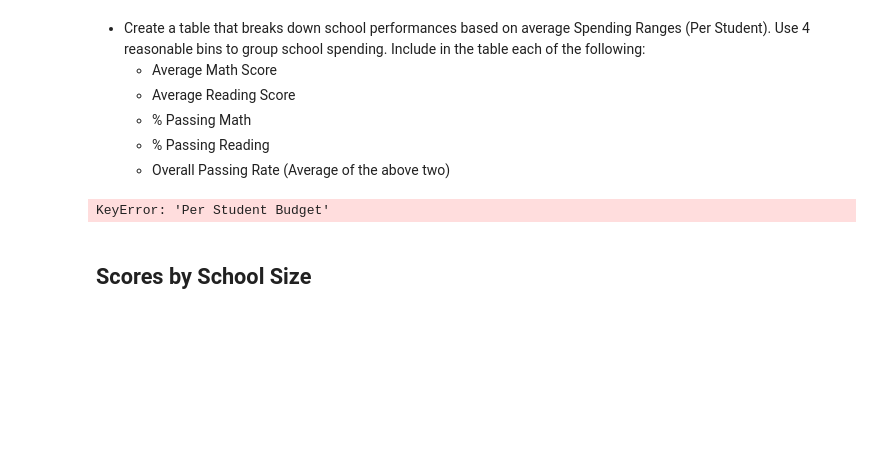
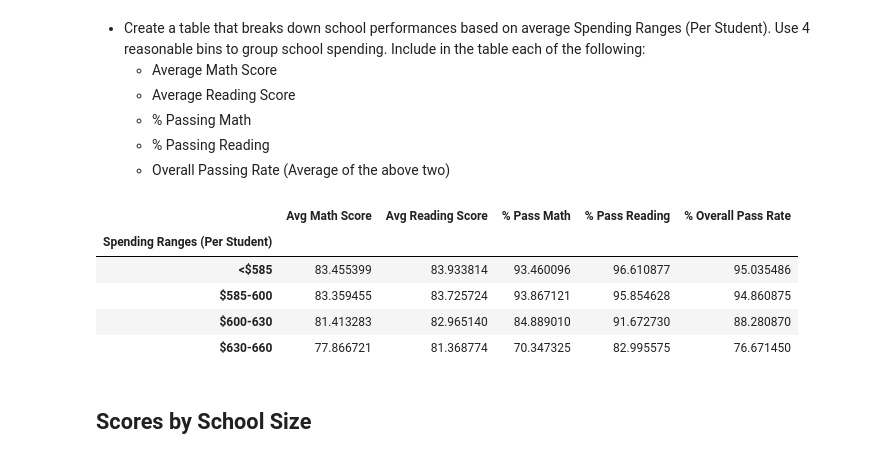
Before and after one commit to Pete803/pandas-challenge, a Jupyter notebook: PyCitySchools_starter.ipynb, the cells around one changed output. Cells and saved outputs as stored; diff of their text form; code cells hidden in the pictures; blank space fills up the shorter version.

```diff
--- a/PyCitySchools_starter.ipynb
+++ b/PyCitySchools_starter.ipynb
@@ -310,21 +332,41 @@ reading_score_by_grade
   * % Passing Reading
   * Overall Passing Rate (Average of the above two)
 # %%
-# Create bins
+#Create bins
 budget_bins = [0, 585, 600, 630, 660]
-bin_labels = ["<$585", "$585-600", "$600-$630", "$630-$660"]
+bin_labels = ["<$585", "$585-600", "$600-630", "$630-660"]
 
 # Create a data frame for columns needed
 spending_scores = school_summary.loc[:,['Avg Math Score', 'Avg Reading Score', '% Pass Math',
                                            '% Pass Reading', '% Overall Pass Rate',]]
 
 # Add a column named Spending Rate (Per Student) and bin based off per student budget
-spending_scores = pd.cut(school_summary['Per Student Budget'], budget_bins, labels=bin_labels)
+spending_scores['Spending Ranges (Per Student)'] = pd.cut(budget_per_student, budget_bins, labels=bin_labels)
 
-spending_scores = scores_spending.groupby('Spending Ranges (Per Student)').mean()
+spending_scores = spending_scores.groupby(['Spending Ranges (Per Student)']).mean()
 spending_scores.head()
+
+# Establish the bins
+# bins = [0, 585, 630, 645, 680]
+# labels = ["<$585", "$585-630", "$630-645", "$645-680"]
+# spending_series = pd.cut(displayed_school_summary['Per Student Budget'], bins, labels=labels)
+# displayed_school_summary['Budget per Student Range'] = spending_series
+# budget_groups = school_result.groupby(by='Budget per Student Range')
+# budget_groups['Math Score', 'Reading Score', '% Passing Math', '% Passing Reading', '% Passing Overall'].mean()
+
+# Create a copy of the school summary since it has the "Per Student Budget"
+# school_spending_df = displayed_school_summary
+
+# # Categorize spending based on the bins.
+# # school_spending_df["Spending Ranges (Per Student)"] = pd.cut(per_school_capita, bins, labels=group_names, right=False)
+# school_spending_df
 # %% [output]
-KeyError: 'Per Student Budget'
+|  | Avg Math Score | Avg Reading Score | % Pass Math | % Pass Reading | % Overall Pass Rate |
+| Spending Ranges (Per Student) |  |  |  |  |  |
+| <$585 | 83.455399 | 83.933814 | 93.460096 | 96.610877 | 95.035486 |
+| $585-600 | 83.359455 | 83.725724 | 93.867121 | 95.854628 | 94.860875 |
+| $600-630 | 81.413283 | 82.965140 | 84.889010 | 91.672730 | 88.280870 |
+| $630-660 | 77.866721 | 81.368774 | 70.347325 | 82.995575 | 76.671450 |
 # %% [markdown]
 ## Scores by School Size
 # %% [markdown]
```
Also changed, not shown: parts of 6 cells of this notebook.
